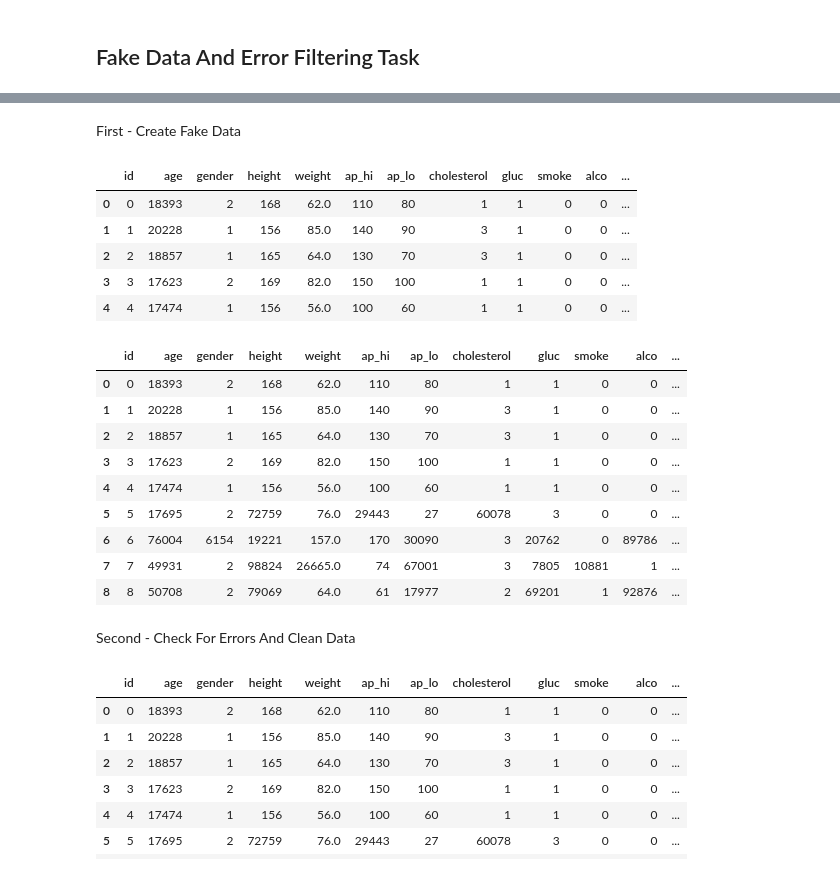
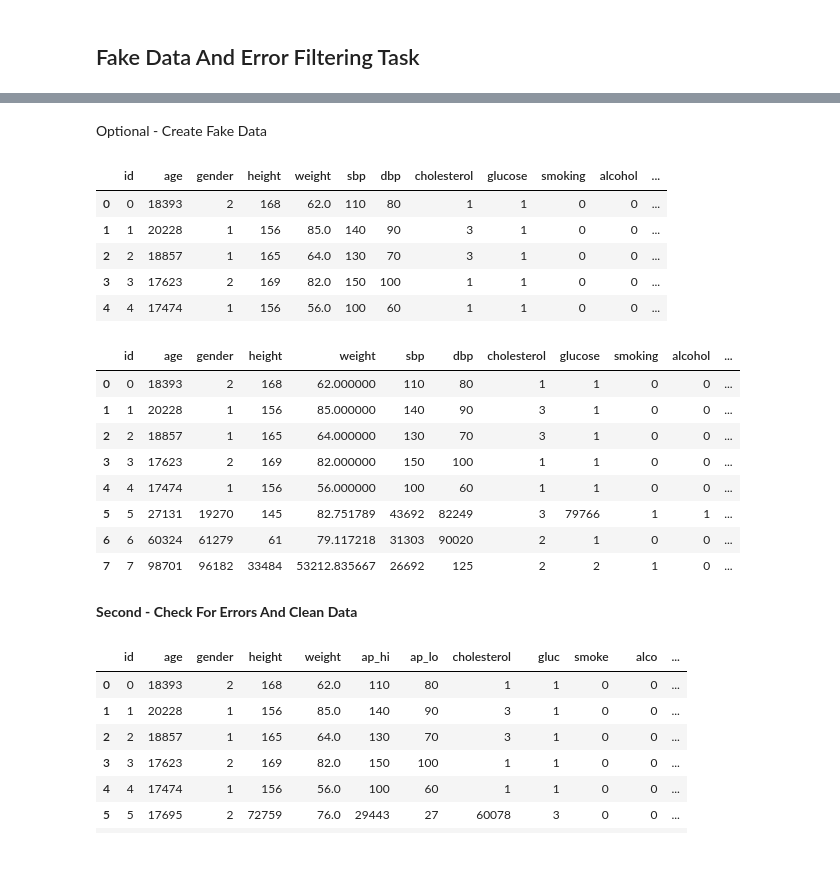
Before and after one commit to bojiix/RAM-OSI-BAN-AI, a Jupyter notebook: ErrorFilterAndOthers.ipynb, the cells around one changed output, grey strips where cells are left out. Saved outputs shown, nothing was run; the diff lists cells and outputs as text; code cells hidden in the pictures.

```diff
--- a/ErrorFilterAndOthers.ipynb
+++ b/ErrorFilterAndOthers.ipynb
@@ -267,0 +351,3 @@ Diastilic pressure is higher than systolic one in 0 cases
+# %%
+df['years'] = (df['age'] / 365).round().astype('int') # added age in years
+df #preview data
@@ -268,10 +400,10 @@ Diastilic pressure is higher than systolic one in 0 cases
 # %% [markdown]
-First - Create Fake Data
+Optional - Create Fake Data
 # %%
-aux = olddf.head().copy()
+aux = df.head().copy()
 aux
 # %% [output]
-|  | id | age | gender | height | weight | ap_hi | ap_lo | cholesterol | gluc | smoke | alco | ... |
+|  | id | age | gender | height | weight | sbp | dbp | cholesterol | glucose | smoking | alcohol | ... |
 | 0 | 0 | 18393 | 2 | 168 | 62.0 | 110 | 80 | 1 | 1 | 0 | 0 | ... |
 | 1 | 1 | 20228 | 1 | 156 | 85.0 | 140 | 90 | 3 | 1 | 0 | 0 | ... |
 | 2 | 2 | 18857 | 1 | 165 | 64.0 | 130 | 70 | 3 | 1 | 0 | 0 | ... |
@@ -288,20 +448,20 @@ def generateArray(cond, num, lims):
 # %%
-def createData(assign_vec, num):
+def createData(assign_vec, num, aux):
   obj = {
       "id": aux.tail(1)['id'] + 1,
-      "age": generateArray(assign_vec[1], num, [0, 54750]),
-      "gender": generateArray(assign_vec[2], num, [1, 2]),
-      "height": generateArray(assign_vec[3], num, [30, 250]),
-      "weight": generateArray(assign_vec[4], num, [1, 200]),
-      "ap_hi": generateArray(assign_vec[5], num, [0, 200]),
-      "ap_lo": generateArray(assign_vec[6], num, [0, 200]),
-      "cholesterol": generateArray(assign_vec[7], num, [1, 3]),
-      "gluc": generateArray(assign_vec[8], num, [1, 3]),
-      "smoke": generateArray(assign_vec[9], num, [0, 1]),
-      "alco": generateArray(assign_vec[10], num, [0, 1]),
-      "active": generateArray(assign_vec[11], num, [0, 1]),
-      "cardio": generateArray(assign_vec[12], num, [0, 1]),
-      "years": generateArray(assign_vec[13], num, [0, 125]),
+      "age": generateArray(assign_vec[1], num, limits["age"], aux['age'][0]),
+      "gender": generateArray(assign_vec[2], num, limits["gender"], aux['gender'][0]),
+      "height": generateArray(assign_vec[3], num, limits["height"], aux['height'][0]),
+      "weight": generateArray(assign_vec[4], num, limits["weight"], aux['weight'][0]),
+      "sbp": generateArray(assign_vec[5], num, limits["sbp"], aux['sbp'][0]),
+      "dbp": generateArray(assign_vec[6], num, limits["dbp"], aux['dbp'][0]),
+      "cholesterol": generateArray(assign_vec[7], num, limits["cholesterol"], aux['cholesterol'][0]),
+      "glucose": generateArray(assign_vec[8], num, limits["glucose"], aux['glucose'][0]),
+      "smoking": generateArray(assign_vec[9], num, limits["smoking"], aux['smoking'][0]),
+      "alcohol": generateArray(assign_vec[10], num, limits["alcohol"], aux['alcohol'][0]),
+      "physical_active": generateArray(assign_vec[11], num, limits["physical_active"], aux['physical_active'][0]),
+      "cardio_issues": generateArray(assign_vec[12], num, limits["cardio_issues"], aux['cardio_issues'][0]),
+      "years": generateArray(assign_vec[13], num, limits["years"], aux['years'][0]),
   }
   to_adddf = pd.DataFrame(obj)
   return to_adddf
@@ -309,24 +469,23 @@ def createData(assign_vec, num):
 def generateData(aux, n):
   for i in range(n):
     arr = np.random.choice([True, False], size=len(aux.columns))
-    aux = aux.append(createData(arr, 1), ignore_index=True)
+    aux = aux.append(createData(arr, 1, aux), ignore_index=True)
   return aux
 # %%
-aux = generateData(aux, 1)
+aux = generateData(aux, 3)
 aux
 # %% [output]
-|  | id | age | gender | height | weight | ap_hi | ap_lo | cholesterol | gluc | smoke | alco | ... |
-| 0 | 0 | 18393 | 2 | 168 | 62.0 | 110 | 80 | 1 | 1 | 0 | 0 | ... |
-| 1 | 1 | 20228 | 1 | 156 | 85.0 | 140 | 90 | 3 | 1 | 0 | 0 | ... |
-| 2 | 2 | 18857 | 1 | 165 | 64.0 | 130 | 70 | 3 | 1 | 0 | 0 | ... |
-| 3 | 3 | 17623 | 2 | 169 | 82.0 | 150 | 100 | 1 | 1 | 0 | 0 | ... |
-| 4 | 4 | 17474 | 1 | 156 | 56.0 | 100 | 60 | 1 | 1 | 0 | 0 | ... |
-| 5 | 5 | 17695 | 2 | 72759 | 76.0 | 29443 | 27 | 60078 | 3 | 0 | 0 | ... |
-| 6 | 6 | 76004 | 6154 | 19221 | 157.0 | 170 | 30090 | 3 | 20762 | 0 | 89786 | ... |
-| 7 | 7 | 49931 | 2 | 98824 | 26665.0 | 74 | 67001 | 3 | 7805 | 10881 | 1 | ... |
-| 8 | 8 | 50708 | 2 | 79069 | 64.0 | 61 | 17977 | 2 | 69201 | 1 | 92876 | ... |
+|  | id | age | gender | height | weight | sbp | dbp | cholesterol | glucose | smoking | alcohol | ... |
+| 0 | 0 | 18393 | 2 | 168 | 62.000000 | 110 | 80 | 1 | 1 | 0 | 0 | ... |
+| 1 | 1 | 20228 | 1 | 156 | 85.000000 | 140 | 90 | 3 | 1 | 0 | 0 | ... |
+| 2 | 2 | 18857 | 1 | 165 | 64.000000 | 130 | 70 | 3 | 1 | 0 | 0 | ... |
+| 3 | 3 | 17623 | 2 | 169 | 82.000000 | 150 | 100 | 1 | 1 | 0 | 0 | ... |
+| 4 | 4 | 17474 | 1 | 156 | 56.000000 | 100 | 60 | 1 | 1 | 0 | 0 | ... |
+| 5 | 5 | 27131 | 19270 | 145 | 82.751789 | 43692 | 82249 | 3 | 79766 | 1 | 1 | ... |
+| 6 | 6 | 60324 | 61279 | 61 | 79.117218 | 31303 | 90020 | 2 | 1 | 0 | 0 | ... |
+| 7 | 7 | 98701 | 96182 | 33484 | 53212.835667 | 26692 | 125 | 2 | 2 | 1 | 0 | ... |
 # %% [markdown]
-Second - Check For Errors And Clean Data
+**Second - Check For Errors And Clean Data**
 # %%
 def clearErrorsFromMyData(data):
   return data
```
Also changed, not shown: parts of 10 cells of this notebook.
